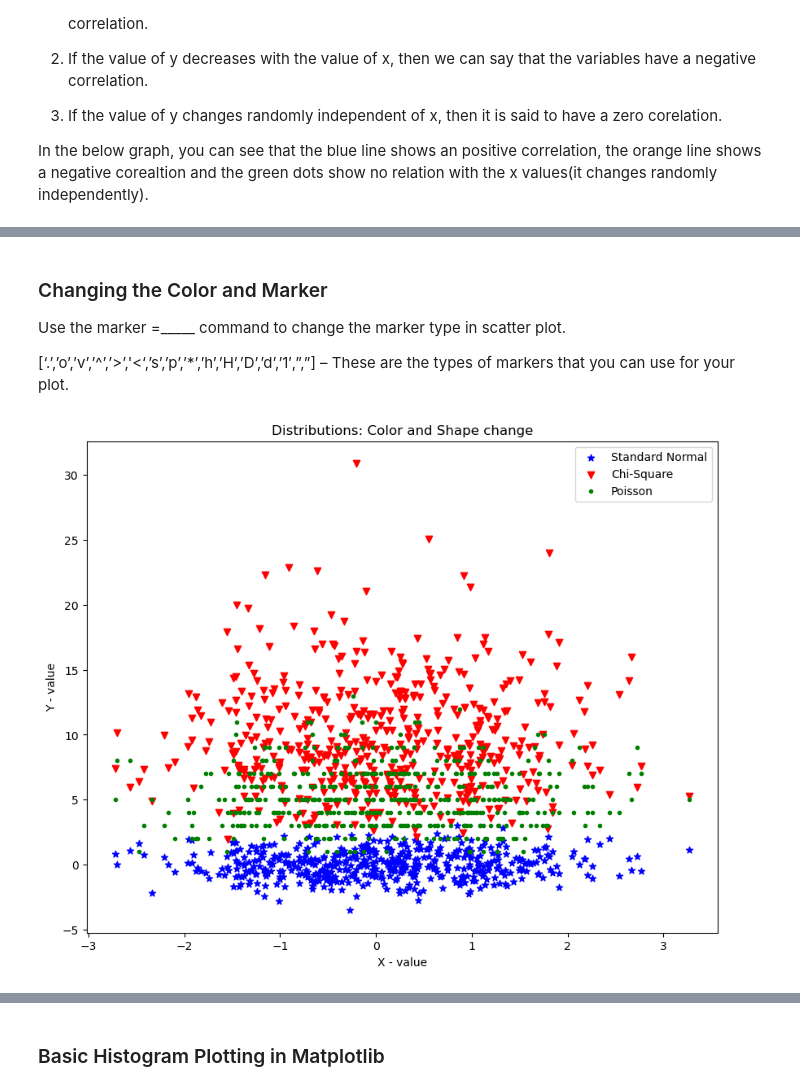
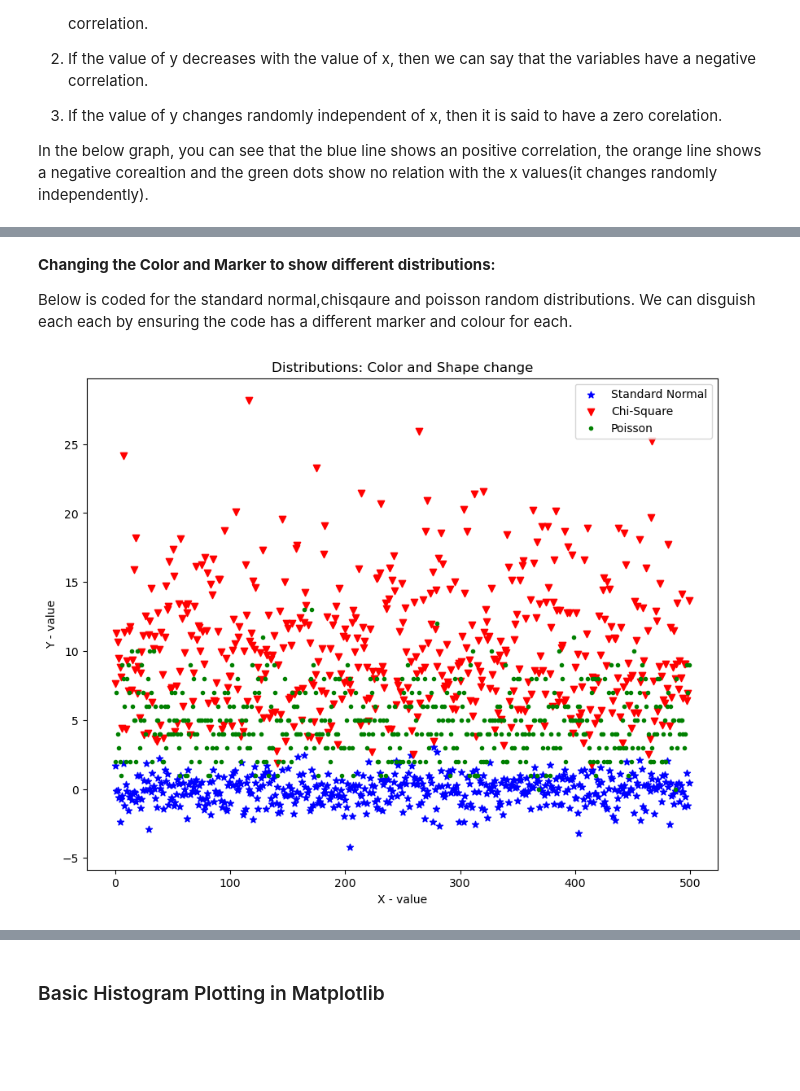
Before and after one commit to katel85/FundamentalsDA, a Jupyter notebook: pyplot.ipynb, the cells around one changed output, grey strips where cells are left out. Cells and saved outputs as stored; diff of their text form; code cells hidden in the pictures; blank space fills up the shorter version.

```diff
--- a/pyplot.ipynb
+++ b/pyplot.ipynb
@@ -444,27 +382,27 @@ plt.show()
 # %% [markdown]
-### Changing the Color and Marker
-Use the marker =_____ command to change the marker type in scatter plot.
+**Changing the Color and Marker to show different distributions:**
 
-[‘.’,’o’,’v’,’^’,’>’,'<‘,’s’,’p’,’*’,’h’,’H’,’D’,’d’,’1′,”,”] – These are the types of markers that you can use for your plot.
+Below is coded for the standard normal,chisqaure and poisson random distributions. We can disguish each each by ensuring the code has a different marker and colour for each.
 # %%
 #*Scatterplot of different distributions. Color and Shape of Points.*
-x = np.random.randn(500)
-y1 = np.random.randn(500)
-y2 = np.random.chisquare(10, 500)
+rng = default_rng(12345)
+x = np.arange(500)
+y1 = np.random.standard_normal(500)
+y2 = np.random.default_rng().chisquare(10,500)
 y3 = np.random.poisson(5, 500)
 
 #*Plot*
 plt.rcParams.update({'figure.figsize':(10,8), 'figure.dpi':100})
 plt.scatter(x,y1,color='blue', marker= '*', label='Standard Normal')
 plt.scatter(x,y2,color= 'red', marker='v', label='Chi-Square')
 plt.scatter(x,y3,color= 'green', marker='.', label='Poisson')
 
 
 #*Decorate*
 plt.title('Distributions: Color and Shape change')
 plt.xlabel('X - value')
 plt.ylabel('Y - value')
 plt.legend(loc='best')
 plt.show()
 # %% [output]
-[figure, old version]
+[figure, new version]
```
Also changed, not shown: parts of 107 cells of this notebook, 3 other files.
